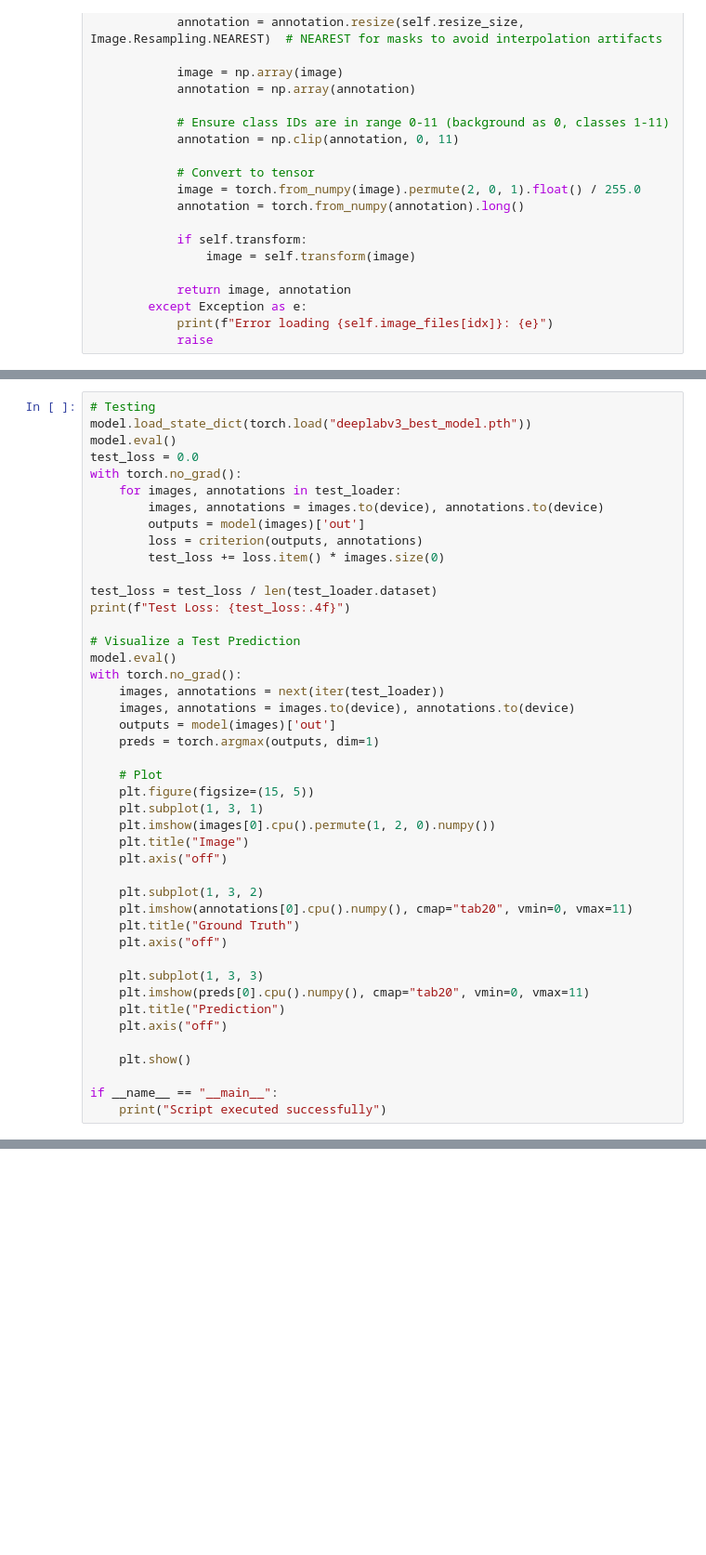
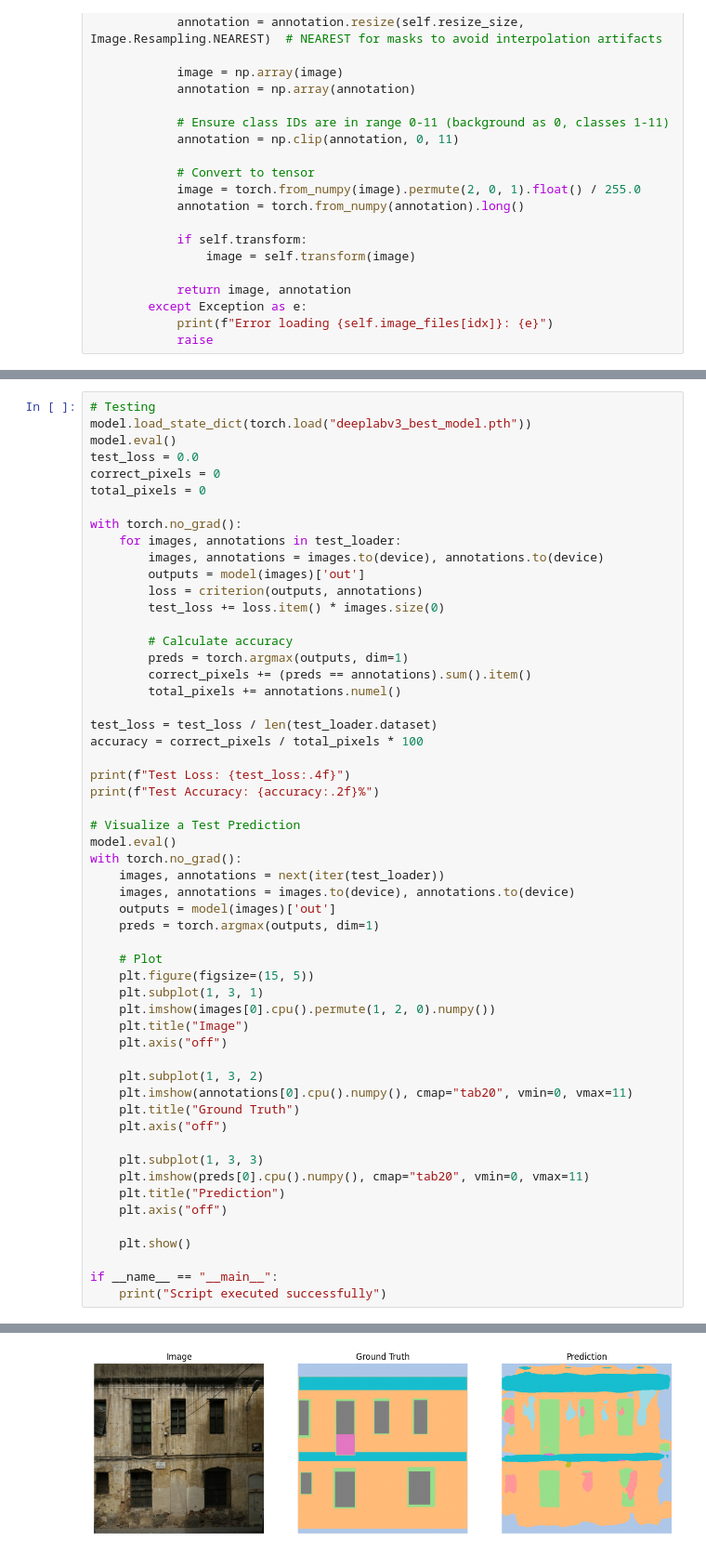
Before and after one commit to Appohh/facade-analysis-ai, a Jupyter notebook: notebooks/DeepLabv3.ipynb, the cells around one changed output, grey strips where cells are left out. Shown at 93% size. Cells and saved outputs as stored; diff of their text form; blank space fills up the shorter version.

Commit message:
first training session 10 epoch Google DeepLabv3 65% accuracy

```diff
--- a/notebooks/DeepLabv3.ipynb
+++ b/notebooks/DeepLabv3.ipynb
@@ -215,6 +222,9 @@ KeyboardInterrupt:
 model.load_state_dict(torch.load("deeplabv3_best_model.pth"))
 model.eval()
 test_loss = 0.0
+correct_pixels = 0
+total_pixels = 0
+
 with torch.no_grad():
     for images, annotations in test_loader:
         images, annotations = images.to(device), annotations.to(device)
@@ -222,8 +232,16 @@ with torch.no_grad():
         loss = criterion(outputs, annotations)
         test_loss += loss.item() * images.size(0)
 
+        # Calculate accuracy
+        preds = torch.argmax(outputs, dim=1)
+        correct_pixels += (preds == annotations).sum().item()
+        total_pixels += annotations.numel()
+
 test_loss = test_loss / len(test_loader.dataset)
+accuracy = correct_pixels / total_pixels * 100
+
 print(f"Test Loss: {test_loss:.4f}")
+print(f"Test Accuracy: {accuracy:.2f}%")
 
 # Visualize a Test Prediction
 model.eval()
@@ -254,3 +272,4 @@ with torch.no_grad():
 
 if __name__ == "__main__":
     print("Script executed successfully")
+# %% [output]
@@ -256,0 +278 @@ if __name__ == "__main__":
+[figure, added]
```
Also changed, not shown: parts of 8 cells of this notebook, 1 other file.
